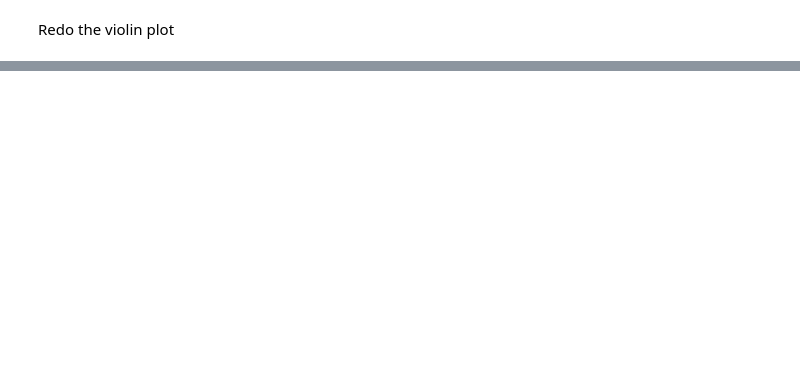
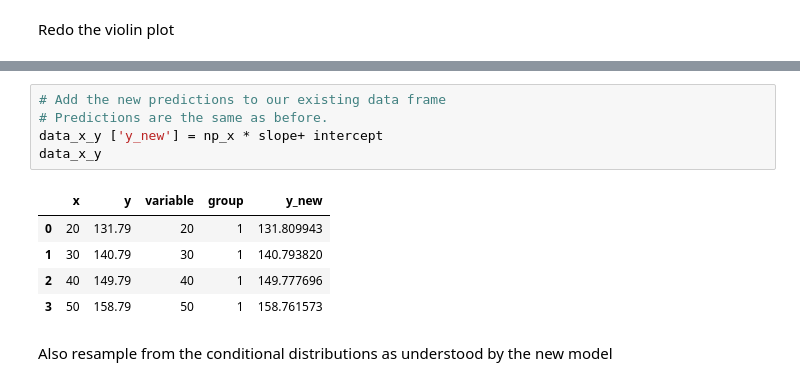
Before and after one commit to steed360/Data-Analysis, a Jupyter notebook: a_Regression_Errors.ipynb, the cells around one changed output, grey strips where cells are left out. Saved outputs shown, nothing was run; the diff lists cells and outputs as text; blank space fills up the shorter version.

```diff
--- a/a_Regression_Errors.ipynb
+++ b/a_Regression_Errors.ipynb
@@ -516,0 +553,13 @@ ax0.axis('Off') # don't draw anything.
+# %%
+# Add the new predictions to our existing data frame
+# Predictions are the same as before.
+data_x_y ['y_new'] = np_x * slope+ intercept
+data_x_y
+# %% [output]
+|  | x | y | variable | group | y_new |
+| 0 | 20 | 131.79 | 20 | 1 | 131.809943 |
+| 1 | 30 | 140.79 | 30 | 1 | 140.793820 |
+| 2 | 40 | 149.79 | 40 | 1 | 149.777696 |
+| 3 | 50 | 158.79 | 50 | 1 | 158.761573 |
+# %% [markdown]
+Also resample from the conditional distributions as understood by the new model
```
Also changed, not shown: parts of 18 cells of this notebook.
